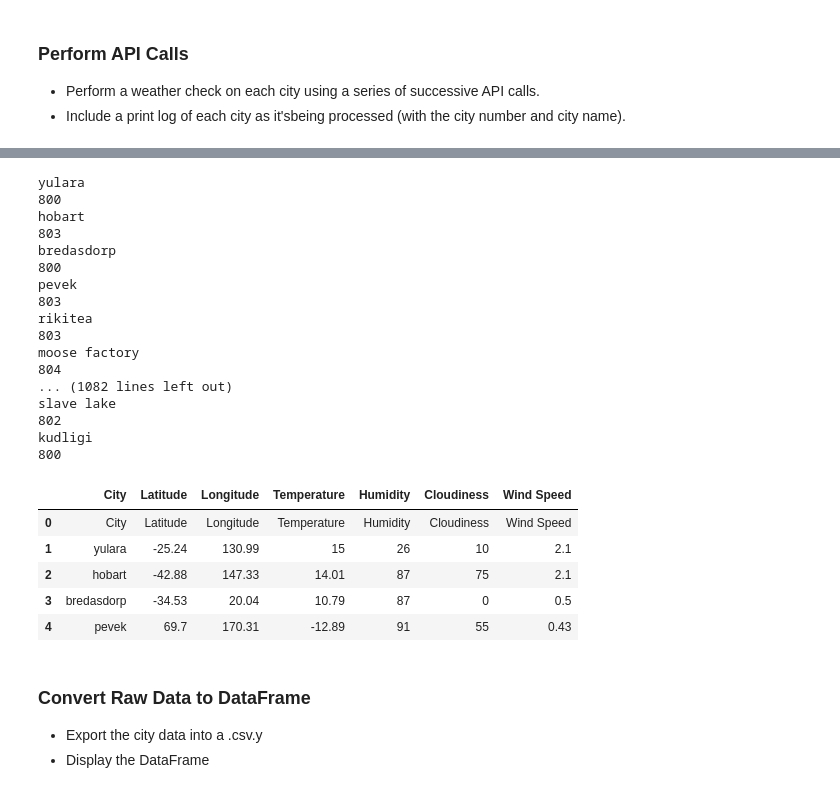
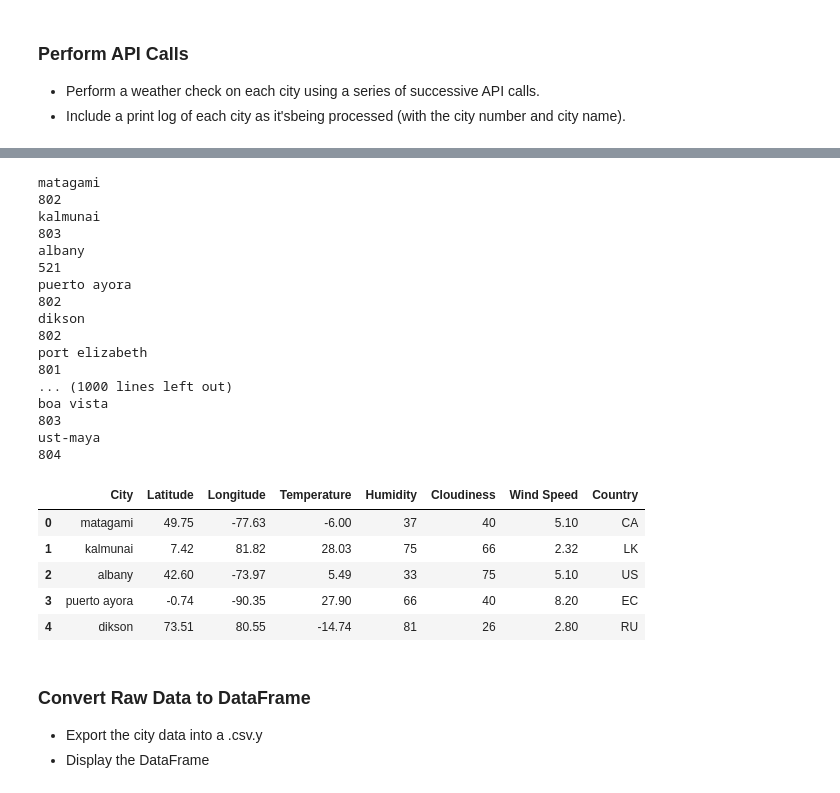
Before and after one commit to jleibfried/python-api-challenge, a Jupyter notebook: WeatherPy/WeatherPy.ipynb, the cells around one changed output, grey strips where cells are left out. Saved outputs shown, nothing was run; the diff lists cells and outputs as text; code cells hidden in the pictures.

```diff
--- a/WeatherPy/WeatherPy.ipynb
+++ b/WeatherPy/WeatherPy.ipynb
@@ -34,8 +34,8 @@ lat_lngs = []
 cities = []
 
 # Create a set of random lat and lng combinations
-lats = np.random.uniform(lat_range[0], lat_range[1], size=1500)
-lngs = np.random.uniform(lng_range[0], lng_range[1], size=1500)
+lats = np.random.uniform(lat_range[0], lat_range[1], size=1200)
+lngs = np.random.uniform(lng_range[0], lng_range[1], size=1200)
 lat_lngs = zip(lats, lngs)
 
 # Identify nearest city for each lat, lng combination
@@ -73,9 +82,8 @@ temp = []
 humid = []
 cloud = []
 wind = []
+country = []
 
-# Used for testing a single loop
-# testCity = ["New York City"]
 
 for city in cities:
     try:
@@ -95,58 +103,60 @@ for city in cities:
         humidTemp = (response['main']['humidity'])
         cloudTemp = (response['clouds']['all'])
         windTemp = (response['wind']['speed'])
-
+        countryTemp = (response['sys']['country'])
         # Print out City and ID
         print(city)
         print(response['weather'][0]['id'])
 
 
         cityName.append(cityNameTemp)
         lat.append(latTemp)
         lon.append(lonTemp)
         temp.append(tempTemp)
         humid.append(humidTemp)
         cloud.append(cloudTemp)
         wind.append(windTemp)
+        country.append(countryTemp)
     except KeyError:
         count = 1
 
 data={"City":cityName,
     "Latitude":lat,
     "Longitude":lon,
     "Temperature":temp,
     "Humidity":humid,
     "Cloudiness":cloud,
-    "Wind Speed":wind}
-
+    "Wind Speed":wind,
+    "Country":country
+     }
 
 weatherCities = pd.DataFrame(data)
 
 weatherCities.head()
 # %% [output]
-yulara
-800
-hobart
+matagami
+802
+kalmunai
 803
-bredasdorp
-800
-pevek
+albany
+521
+puerto ayora
+802
+dikson
+802
+port elizabeth
+801
+... (1000 lines left out)
+boa vista
 803
-rikitea
-803
-moose factory
+ust-maya
 804
-... (1082 lines left out)
-slave lake
-802
-kudligi
-800
-|  | City | Latitude | Longitude | Temperature | Humidity | Cloudiness | Wind Speed |
-| 0 | City | Latitude | Longitude | Temperature | Humidity | Cloudiness | Wind Speed |
-| 1 | yulara | -25.24 | 130.99 | 15 | 26 | 10 | 2.1 |
-| 2 | hobart | -42.88 | 147.33 | 14.01 | 87 | 75 | 2.1 |
-| 3 | bredasdorp | -34.53 | 20.04 | 10.79 | 87 | 0 | 0.5 |
-| 4 | pevek | 69.7 | 170.31 | -12.89 | 91 | 55 | 0.43 |
+|  | City | Latitude | Longitude | Temperature | Humidity | Cloudiness | Wind Speed | Country |
+| 0 | matagami | 49.75 | -77.63 | -6.00 | 37 | 40 | 5.10 | CA |
+| 1 | kalmunai | 7.42 | 81.82 | 28.03 | 75 | 66 | 2.32 | LK |
+| 2 | albany | 42.60 | -73.97 | 5.49 | 33 | 75 | 5.10 | US |
+| 3 | puerto ayora | -0.74 | -90.35 | 27.90 | 66 | 40 | 8.20 | EC |
+| 4 | dikson | 73.51 | 80.55 | -14.74 | 81 | 26 | 2.80 | RU |
 # %% [markdown]
 ### Convert Raw Data to DataFrame
 * Export the city data into a .csv.y
```
Also changed, not shown: parts of 13 cells of this notebook.
